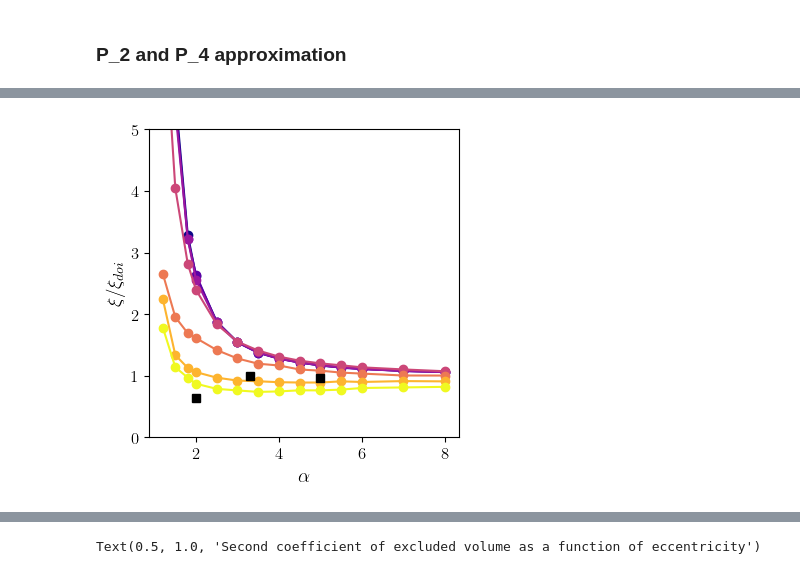
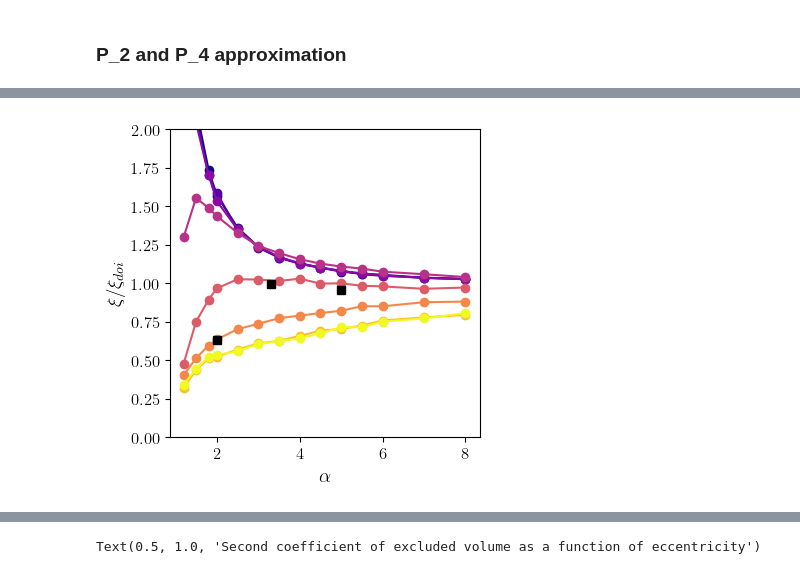
Before and after one commit to JBil8/Data_processing_orientations, a Jupyter notebook: maier_3d.ipynb, the cells around one changed output, grey strips where cells are left out. Cells and saved outputs as stored; diff of their text form; code cells hidden in the pictures.

```diff
--- a/maier_3d.ipynb
+++ b/maier_3d.ipynb
@@ -715,0 +1392,7 @@ Loaded saved data successfully.
+# %%
+corrections_densities = np.zeros((len(cofs), len(Is), len(aspect_ratios)))
+for i_cof, fixed_cof in enumerate(cofs):
+    for i_I, fixed_I in enumerate(Is):
+        for i_alpha, alpha_val in enumerate(aspect_ratios):
+            phi_val = phis[i_cof, i_I, i_alpha]
+            corrections_densities[i_cof, i_I, i_alpha] = 1.08 * compute_vega_correction_density(ap, phi_val) #compute_correction_density(phi_val)
@@ -867,13 +1524,6 @@ biaxiality_data_rods_experiments *= 2/3 # to convert to biaxiality as defined he
 
 theta_d_rods_experiments = np.array([10.1, 8.0, 6.3])
 # theta_d_rods_experiments = np.deg2rad(theta_d_rods_experiments)  # Convert degrees to radians
-
-# load csv file
-data_pure_jeffrey = np.loadtxt("biaxiality_jeffrey.csv", delimiter=",", skiprows=0)
-
-beta_jeffrey = data_pure_jeffrey[:, 0]
-biaxiality_jeffrey = data_pure_jeffrey[:, 1]
-alphas_jeffrey = np.sqrt((1 + beta_jeffrey) / (1-beta_jeffrey))
 
 cmap = plt.cm.plasma
 for i_I, I_val in enumerate(Is):
@@ -886,25 +1536,21 @@ for i_I, I_val in enumerate(Is):
             biaxiality[i_cof, i_I, :],
             label=f"{cof_val}",
             color=colors[i_cof],
-            marker='o'
+            marker='s',
+            markeredgecolor='black'
         )
 
     # Plot Jeffrey's prediction
-    plt.plot(alphas_jeffrey, biaxiality_jeffrey, '-', color='gray', label="Jeffrey's prediction")
+    plt.plot(alpha_lin, biaxiality_talbot, '-', color='gray', label="Jeffrey's prediction")
 
     # Plot experimental data
-    plt.plot(alphas_rods_experiments, biaxiality_data_rods_experiments, 's', color='black', label='Experiments (rods)')
+    # plt.plot(alphas_rods_experiments, biaxiality_data_rods_experiments, 's', color='black', label='Experiments (rods)')
 
-    # plt.title(f"Biaxiality vs α for I = {I_val}")
     plt.xlabel("$\\alpha$")
-    plt.ylabel("$\\lambda_2-\\lambda_3$")
-    # plt.ylim(-0.0, 0.33)
+    plt.ylabel("$r$")
     plt.axhline(0.0, color='k', linestyle='--', linewidth=1.5, label="Uniaxial limit")
-    # plt.axhline(0.5, color='k', linestyle=':', linewidth=1.5, label="Maximum biaxiality")
-    # plt.legend(title="$\\mu_p =$", bbox_to_anchor=(2.0, 0.6), fontsize=10)
-    # plt.grid(True)
     plt.tight_layout()
     plt.xlim(1.5, 8.0)
-    plt.savefig(f"biaxiality_vs_alpha_I_{I_val}.svg", dpi=300, bbox_inches='tight')
+    plt.savefig(f"biaxiality_vs_alpha_I_{I_val}.pdf", dpi=300, bbox_inches='tight')
     plt.show()
 # %% [output]
@@ -954,8 +1601,8 @@ for i_I, I_val in enumerate(Is):
         c = np.tan(theta_d[i_cof, i_I, :])**2
         ell = (+1 + c) / (1-c)
         beta = (aspect_ratios**2 - 1) / (aspect_ratios**2 + 1)
-        nematic_factor = (2+nematic_parameter[i_cof, i_I, :])/(3*nematic_parameter[i_cof, i_I, :])
-        lambda_derived = beta * nematic_factor
+        nematic_factor = (2+S2_scalar[i_cof, i_I, :])/(3*S2_scalar[i_cof, i_I, :])
+        lambda_derived = nematic_factor
         eccentricity = np.sqrt(1 - 1 / aspect_ratios**2)
         plt.plot(
             aspect_ratios,
@@ -965,34 +1612,34 @@ for i_I, I_val in enumerate(Is):
             color=colors[i_cof],
             marker='o'
         )
 
-        doi_theory_lambda = beta*(2 + nematic_parameter[i_cof, i_I, :])
+        doi_theory_lambda = beta*(2 + S2_scalar[i_cof, i_I, :])
 
     # plot experimental data
     eccentricity_experimental = np.sqrt(1 - 1 / alphas_rods_experiments**2)
     c_experimental = np.tan(np.deg2rad(theta_d_rods_experiments))**2
     ell_experimental = (+1 + c_experimental) / (1-c_experimental)
     beta_experimental = (alphas_rods_experiments**2 - 1) / (alphas_rods_experiments**2 + 1)
     nematic_factor_experimental = (2+S2_experimental)/(3*S2_experimental)
     lambda_derived_experimental = beta_experimental * nematic_factor_experimental
     plt.plot(
         alphas_rods_experiments,
         # ell_experimental/beta_experimental,
         ell_experimental/lambda_derived_experimental,
         's',
         color='black',
         label='Experiments (rods)'
     )
 
 
     # plt.title(f"Ericksen number vs epsilon for I = {I_val}")
     plt.xlabel("$\\alpha$")
     plt.ylabel("$\\xi / \\xi_{doi}$")
     # plt.legend(title="$\\mu_p =$")
     # plt.grid(True)
-    plt.ylim([0., 5])
+    plt.ylim([0., 2])
     # plt.tight_layout()
-    plt.savefig(f"ericksen_number_vs_epsilon_I_{I_val}.png", dpi=300, bbox_inches='tight')
+    plt.savefig(f"ericksen_number_vs_epsilon_I_{I_val}.svg", dpi=300, bbox_inches='tight')
     plt.show()
 # %% [output]
-[figure, old version]
+[figure, new version]
```
Also changed, not shown: parts of 80 cells of this notebook, 6 other files.
